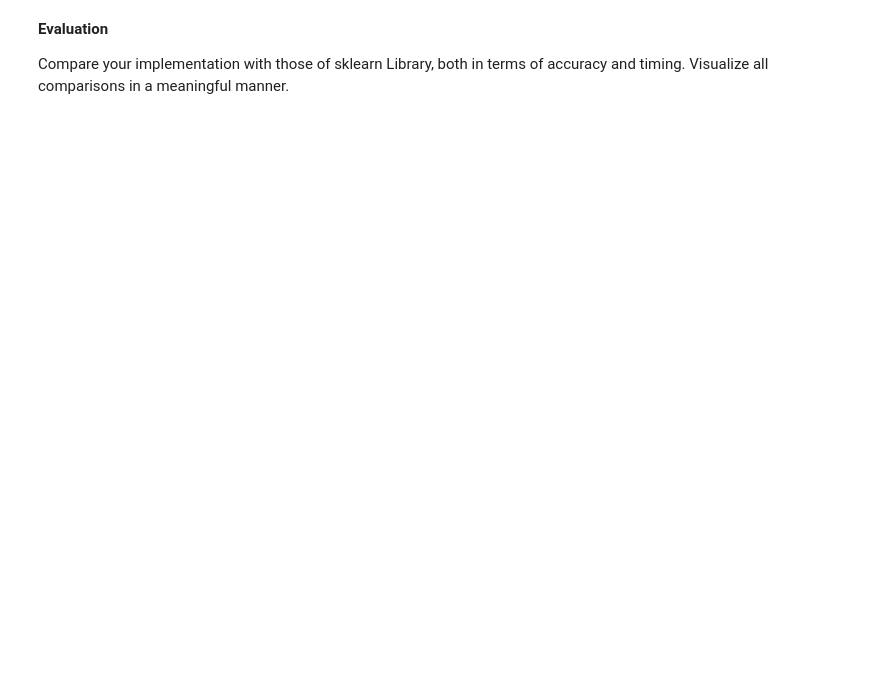
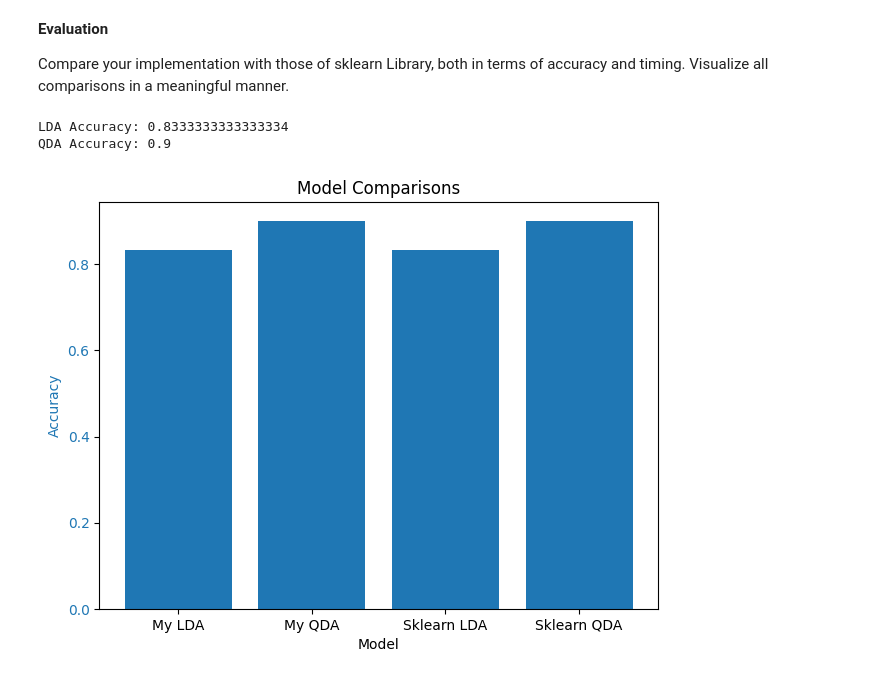
Before and after one commit to amirheyvaz/WiSe-2024, a Jupyter notebook: ML LAB/Exercises/4/1747696_Exercise_4.ipynb, the cells around one changed output. Saved outputs shown, nothing was run; the diff lists cells and outputs as text; code cells hidden in the pictures; blank space fills up the shorter version.

```diff
--- a/ML LAB/Exercises/4/1747696_Exercise_4.ipynb
+++ b/ML LAB/Exercises/4/1747696_Exercise_4.ipynb
@@ -189,0 +544,38 @@ from sklearn.discriminant_analysis import QuadraticDiscriminantAnalysis, LinearD
+# %%
+### Write your code here
+from sklearn.discriminant_analysis import QuadraticDiscriminantAnalysis, LinearDiscriminantAnalysis
+# Measure the time and accuracy of scikit-learn's LDA
+sklearn_lda_model = LinearDiscriminantAnalysis()
+sklearn_lda_model.fit(X_train, y_train)
+sklearn_lda_predictions = sklearn_lda_model.predict(X_test)
+sklearn_lda_accuracy = accuracy_score(y_test, sklearn_lda_predictions)
+
+# Measure the time and accuracy of scikit-learn's QDA
+sklearn_qda_model = QuadraticDiscriminantAnalysis()
+sklearn_qda_model.fit(X_train, y_train)
+sklearn_qda_predictions = sklearn_qda_model.predict(X_test)
+sklearn_qda_accuracy = accuracy_score(y_test, sklearn_qda_predictions)
+print(f"LDA Accuracy: {sklearn_lda_accuracy}")
+print(f"QDA Accuracy: {sklearn_qda_accuracy}")
+
+data = {
+    'Model': ['My LDA', 'My QDA', 'Sklearn LDA', 'Sklearn QDA'],
+    'Accuracy': [lda_accuracy, qda_accuracy, sklearn_lda_accuracy, sklearn_qda_accuracy],
+}
+df = pd.DataFrame(data)
+
+# Visualize comparisons
+fig, ax = plt.subplots()
+
+ax.set_xlabel('Model')
+ax.set_ylabel('Accuracy', color='tab:blue')
+ax.bar(df['Model'], df['Accuracy'], color='tab:blue')
+ax.tick_params(axis='y', labelcolor='tab:blue')
+
+fig.tight_layout()
+plt.title('Model Comparisons')
+plt.show()
+# %% [output]
+LDA Accuracy: 0.8333333333333334
+QDA Accuracy: 0.9
+[figure, added]
```
Also changed, not shown: parts of 14 cells of this notebook, 4 other files.
